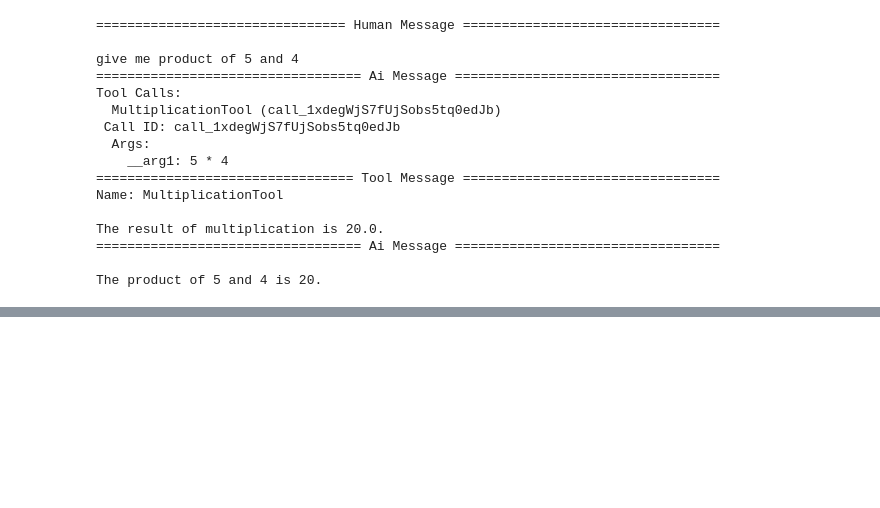
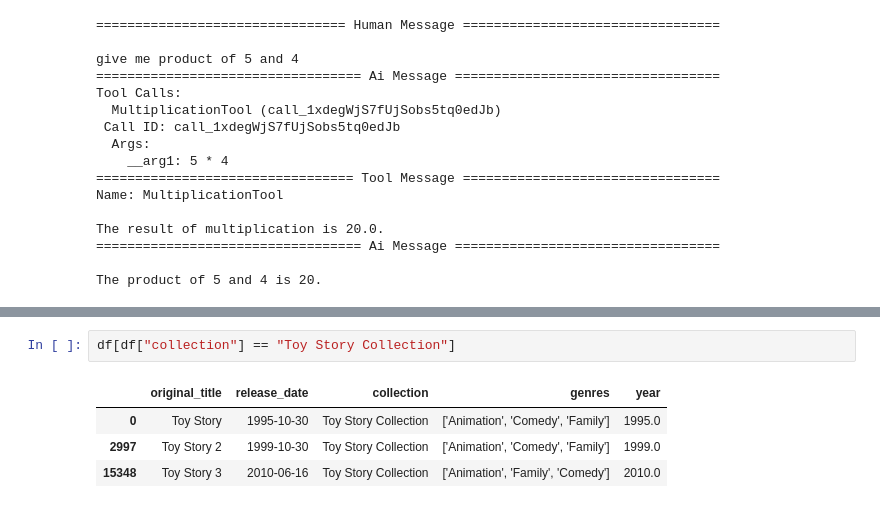
Before and after one commit to ManideepBangaru/LangGraph, a Jupyter notebook: 09_mutliagent_implementation.ipynb, the cells around one changed output, grey strips where cells are left out. Drawn from its saved outputs; the diff is of its cells as text; blank space fills up the shorter version.

```diff
--- a/09_mutliagent_implementation.ipynb
+++ b/09_mutliagent_implementation.ipynb
@@ -215,0 +230,7 @@ I have obtained the number of movies released per year and created a bar graph u
+# %%
+df[df["collection"] == "Toy Story Collection"]
+# %% [output]
+|  | original_title | release_date | collection | genres | year |
+| 0 | Toy Story | 1995-10-30 | Toy Story Collection | ['Animation', 'Comedy', 'Family'] | 1995.0 |
+| 2997 | Toy Story 2 | 1999-10-30 | Toy Story Collection | ['Animation', 'Comedy', 'Family'] | 1999.0 |
+| 15348 | Toy Story 3 | 2010-06-16 | Toy Story Collection | ['Animation', 'Family', 'Comedy'] | 2010.0 |
```
Also changed, not shown: parts of 5 cells of this notebook, 2 other files.
